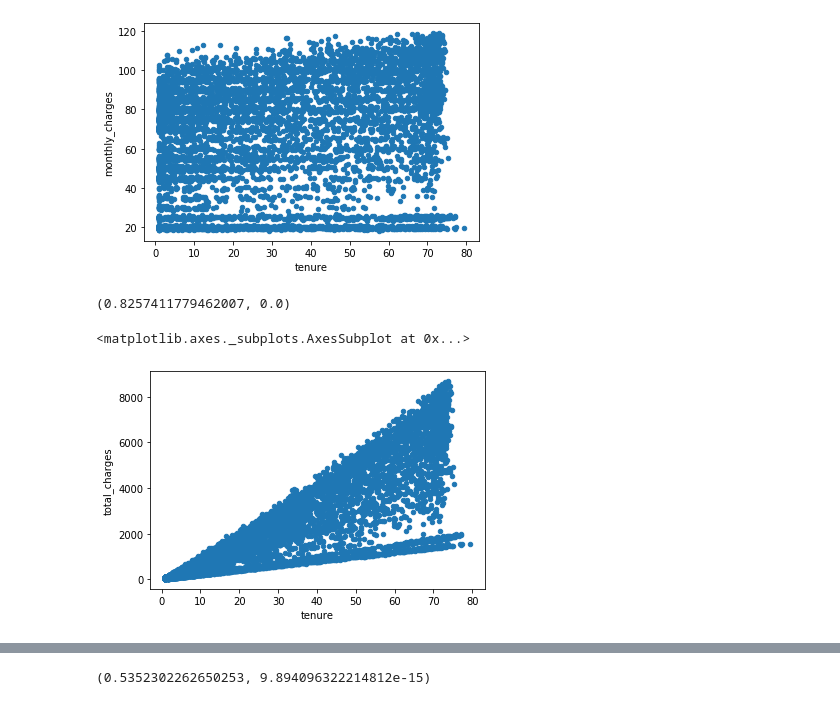
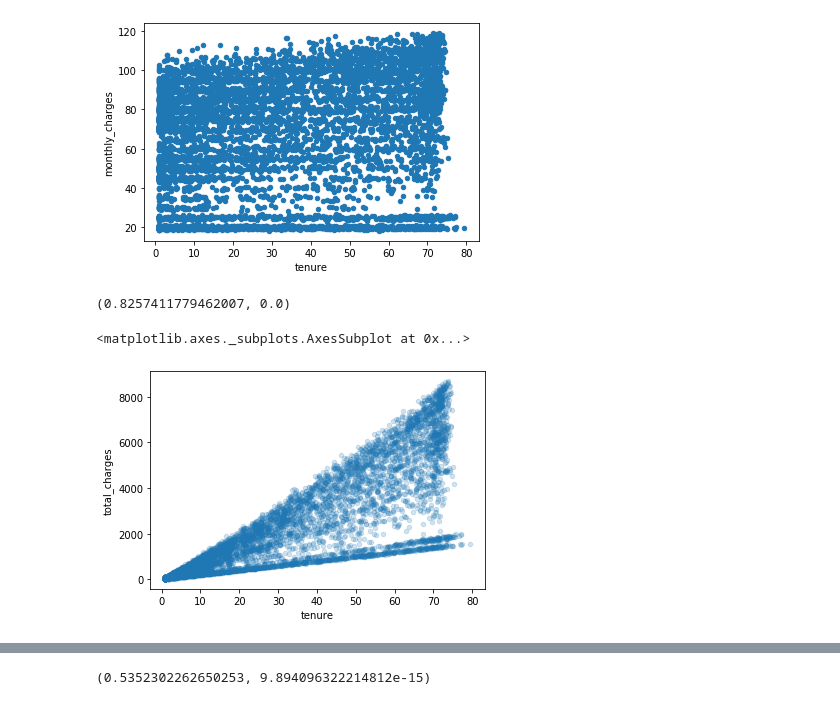
Before and after one commit to cari-holmes/statistics-exercises, a Jupyter notebook: hypothesis_testing.ipynb, the cells around one changed output, grey strips where cells are left out. Saved outputs shown, nothing was run; the diff lists cells and outputs as text; code cells hidden in the pictures.

```diff
--- a/hypothesis_testing.ipynb
+++ b/hypothesis_testing.ipynb
@@ -215,15 +215,15 @@ telco.plot.scatter(x = 'tenure', y ='monthly_charges')
 # %%
 # Total charges?
 
 x= telco.tenure
 y= telco.total_charges
 print(stats.pearsonr(telco.tenure, telco.total_charges))
-telco.plot.scatter(x='tenure', y='total_charges')
+telco.plot.scatter(x='tenure', y='total_charges', alpha=.2)
 
 # Yes, positive correlation
 # %% [output]
 (0.8257411779462007, 0.0)
 <matplotlib.axes._subplots.AxesSubplot at 0x...>
-[figure, old version]
+[figure, new version]
 # %%
 # What happens if you control for phone and internet service?
```
Also changed, not shown: parts of 11 cells of this notebook.
